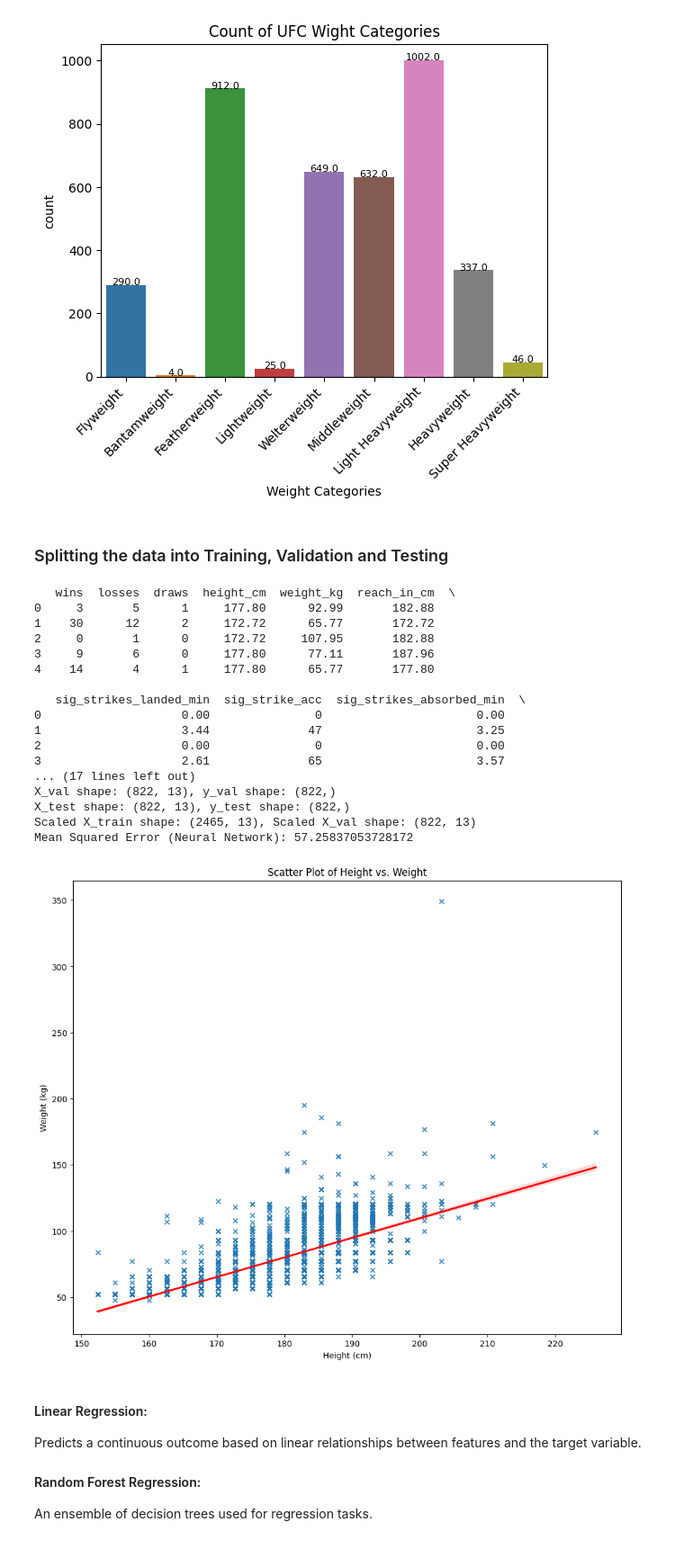
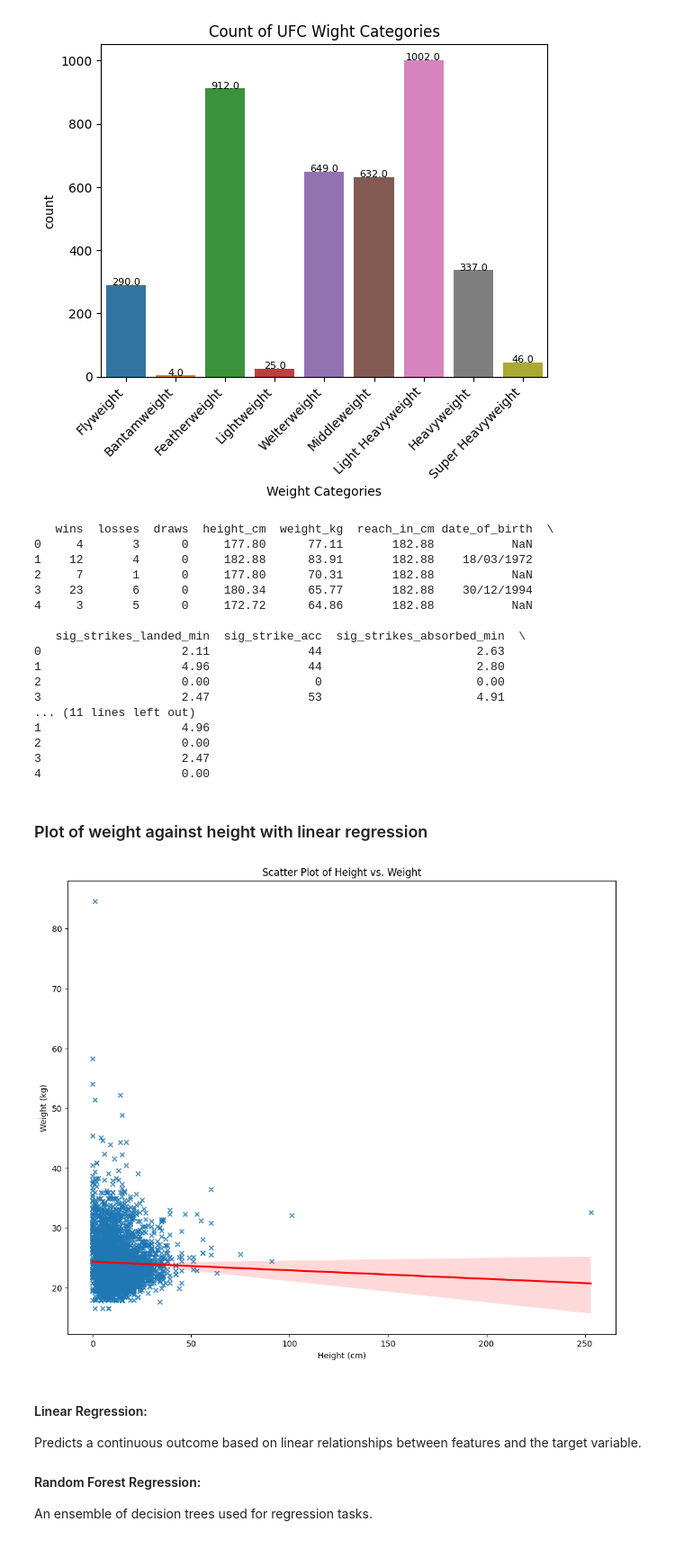
Before and after one commit to ImtiazAli1/INM701, a Jupyter notebook: cw.ipynb, the cells around one changed output. Shown at 90% size. Drawn from its saved outputs; the diff is of its cells as text; code cells hidden in the pictures.

```diff
--- a/cw.ipynb
+++ b/cw.ipynb
@@ -141,8 +130,6 @@ plt.xticks(rotation=45, ha='right')  # Rotate x-axis labels for better readabili
 plt.show()
 # %% [output]
 [figure]
-# %% [markdown]
-### Splitting the data into Training, Validation and Testing
 # %%
 from sklearn.model_selection import train_test_split
 from sklearn.linear_model import LinearRegression
@@ -173,7 +160,7 @@ value_counts = df['stance'].value_counts(normalize=True)
 # Fill empty cells with the values based on the current ratio
 df['stance'] = df['stance'].fillna(pd.Series(np.random.choice(value_counts.index, p=value_counts.values, size=len(df))))
 
-columns_to_drop = ['name', 'nickname','date_of_birth','stance']
+columns_to_drop = ['name', 'nickname','stance']
 
 # Drop columns if they exist
 for column_to_drop in columns_to_drop:
@@ -181,12 +168,11 @@ for column_to_drop in columns_to_drop:
         df.drop(column_to_drop, axis=1, inplace=True)
     else:
         print(f"Column '{column_to_drop}' not found in DataFrame.")
-#df.to_csv("C:/Users/imtia/Desktop/INM701/newufc.csv", index=False)
+df.to_csv("C:/Users/imtia/Desktop/INM701/newufc.csv", index=False)
 df = df.reindex(np.random.permutation(df.index))
 df.reset_index(inplace=True, drop=True)
 df
 print(df[:5])
-
 
 # Assuming 'label_column' is the name of the column containing your target variable (labels)
 X = df.drop('wins', axis=1)  # Features
@@ -232,43 +218,45 @@ y_pred_val = best_nn_model.predict(X_val_scaled)
 mse_val = mean_squared_error(y_val, y_pred_val)
 print(f"Mean Squared Error (Neural Network): {mse_val}")
 # %% [output]
-   wins  losses  draws  height_cm  weight_kg  reach_in_cm  \
-0     3       5      1     177.80      92.99       182.88
-1    30      12      2     172.72      65.77       172.72
-2     0       1      0     172.72     107.95       182.88
-3     9       6      0     177.80      77.11       187.96
-4    14       4      1     177.80      65.77       177.80
+   wins  losses  draws  height_cm  weight_kg  reach_in_cm date_of_birth  \
+0     4       3      0     177.80      77.11       182.88           NaN
+1    12       4      0     182.88      83.91       182.88    18/03/1972
+2     7       1      0     177.80      70.31       182.88           NaN
+3    23       6      0     180.34      65.77       182.88    30/12/1994
+4     3       5      0     172.72      64.86       182.88           NaN
 
    sig_strikes_landed_min  sig_strike_acc  sig_strikes_absorbed_min  \
-0                    0.00               0                      0.00
-1                    3.44              47                      3.25
+0                    2.11              44                      2.63
+1                    4.96              44                      2.80
 2                    0.00               0                      0.00
-3                    2.61              65                      3.57
-... (17 lines left out)
-X_val shape: (822, 13), y_val shape: (822,)
-X_test shape: (822, 13), y_test shape: (822,)
-Scaled X_train shape: (2465, 13), Scaled X_val shape: (822, 13)
-Mean Squared Error (Neural Network): 57.25837053728172
+3                    2.47              53                      4.91
+... (11 lines left out)
+1                    4.96
+2                    0.00
+3                    2.47
+4                    0.00
+# %% [markdown]
+### Plot of weight against height with linear regression
 # %%
 import matplotlib.pyplot as plt
 import seaborn as sns
 import os
 import pandas as pd
 
 path = "."
 
 filename_read = os.path.join(path, "newufc.csv")
 df = pd.read_csv(filename_read, na_values=['NA', '?'])
 
 #
 plt.figure(figsize=(12, 10))
-sns.regplot(x='height_cm', y='weight_kg', data=df,marker='x', scatter_kws={'s': 30}, line_kws={'color': 'red'})
+sns.regplot(x='wins', y='bmi', data=df,marker='x', scatter_kws={'s': 30}, line_kws={'color': 'red'})
 plt.title('Scatter Plot of Height vs. Weight')
 plt.xlabel('Height (cm)')
 plt.ylabel('Weight (kg)')
 plt.show()
 # %% [output]
-[figure, old version]
+[figure, new version]
 # %% [markdown]
 #### Linear Regression:
 Predicts a continuous outcome based on linear relationships between features and the target variable.
```
Also changed, not shown: parts of 5 cells of this notebook.
